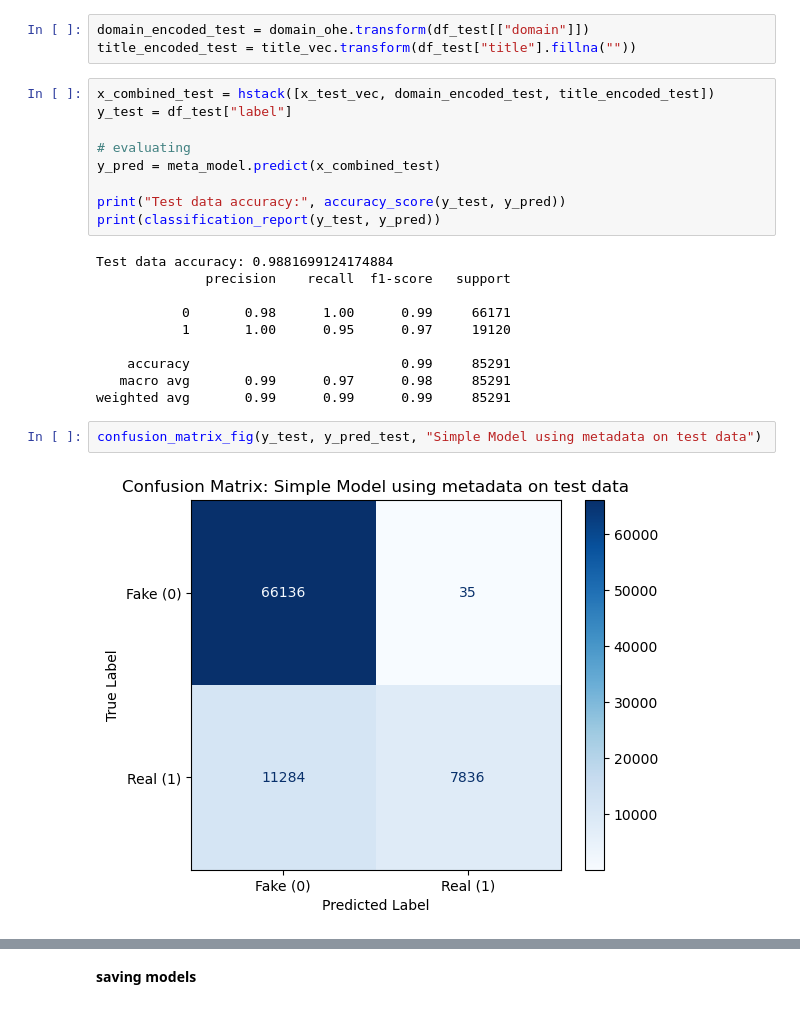
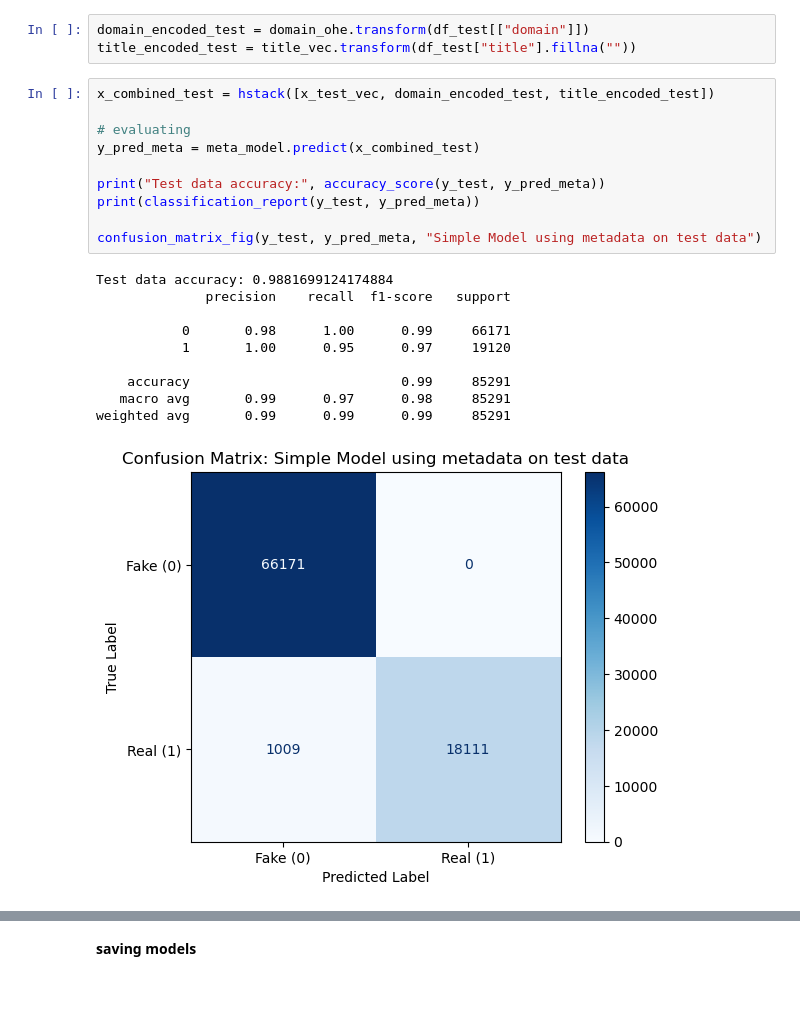
Before and after one commit to emmampakarinen/intelligent-systems-project, a Jupyter notebook: project.ipynb, the cells around one changed output, grey strips where cells are left out. Saved outputs shown, nothing was run; the diff lists cells and outputs as text.

Commit message:
fixed confusion matrices again

```diff
--- a/project.ipynb
+++ b/project.ipynb
@@ -368,24 +367,22 @@ domain_encoded_test = domain_ohe.transform(df_test[["domain"]])
 title_encoded_test = title_vec.transform(df_test["title"].fillna(""))
 # %%
 x_combined_test = hstack([x_test_vec, domain_encoded_test, title_encoded_test])
-y_test = df_test["label"]
 
 # evaluating
-y_pred = meta_model.predict(x_combined_test)
+y_pred_meta = meta_model.predict(x_combined_test)
 
-print("Test data accuracy:", accuracy_score(y_test, y_pred))
-print(classification_report(y_test, y_pred))
+print("Test data accuracy:", accuracy_score(y_test, y_pred_meta))
+print(classification_report(y_test, y_pred_meta))
+
+confusion_matrix_fig(y_test, y_pred_meta, "Simple Model using metadata on test data")
 # %% [output]
 Test data accuracy: 0.9881699124174884
               precision    recall  f1-score   support
 
            0       0.98      1.00      0.99     66171
            1       1.00      0.95      0.97     19120
 
     accuracy                           0.99     85291
    macro avg       0.99      0.97      0.98     85291
 weighted avg       0.99      0.99      0.99     85291
+[figure, added]
-# %%
-confusion_matrix_fig(y_test, y_pred_test, "Simple Model using metadata on test data")
-# %% [output]
-[figure, removed]
```
Also changed, not shown: parts of 2 cells of this notebook.
